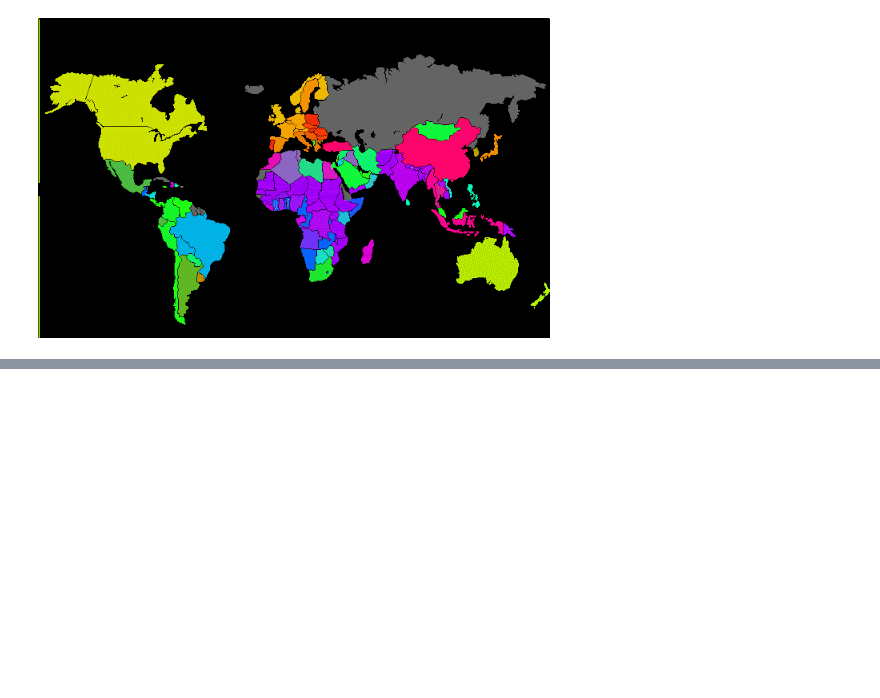
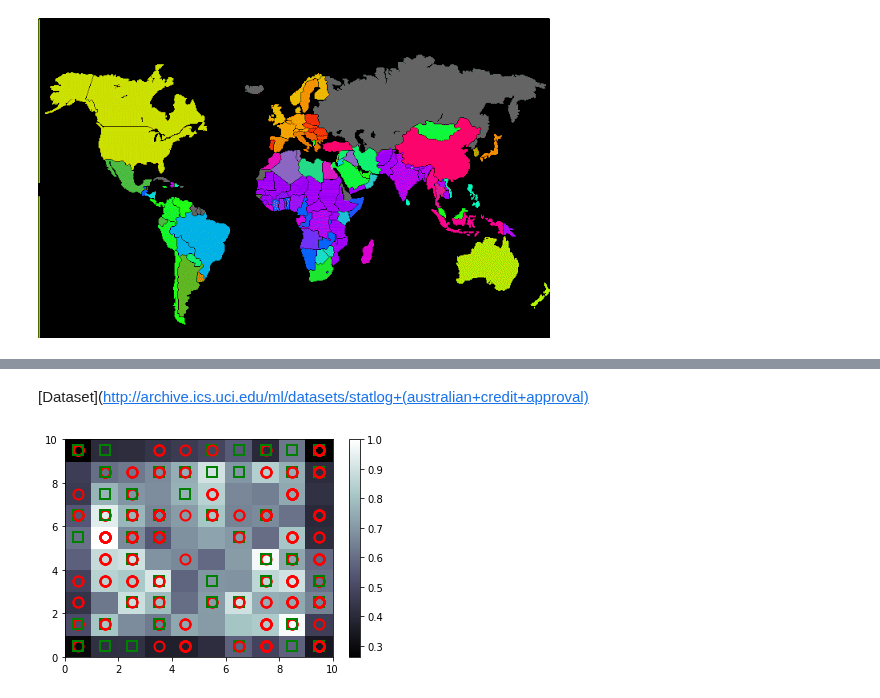
Before and after one commit to Uzmamushtaque/CSCI4962-Projects-ML-AI, a Jupyter notebook: Lecture_14.ipynb, the cells around one changed output, grey strips where cells are left out. Saved outputs shown, nothing was run; the diff lists cells and outputs as text; code cells hidden in the pictures; blank space fills up the shorter version.

```diff
--- a/Lecture_14.ipynb
+++ b/Lecture_14.ipynb
@@ -83,0 +102,48 @@ A self-organizing map (SOM) or self-organizing feature map (SOFM) is an unsuperv
+# %% [markdown]
+[Dataset](http://archive.ics.uci.edu/ml/datasets/statlog+(australian+credit+approval)
+# %%
+"""### Importing the libraries"""
+
+import numpy as np
+import pandas as pd
+import matplotlib.pyplot as plt
+
+"""## Importing the dataset"""
+
+dataset = pd.read_csv('CreditFraud.csv')
+X = dataset.iloc[:, :-1].values
+y = dataset.iloc[:, -1].values
+
+"""## Feature Scaling"""
+
+from sklearn.preprocessing import MinMaxScaler
+sc = MinMaxScaler(feature_range = (0,1))
+X = sc.fit_transform(X)
+
+"""##Training the SOM"""
+
+from minisom import MiniSom
+som = MiniSom(x=10, y=10, input_len= 15, sigma= 1.0, learning_rate = 0.5)
+som.random_weights_init(X)
+som.train_random(data = X, num_iteration = 100)
+# %%
+"""##Visualizing the results"""
+
+from pylab import bone, pcolor, colorbar, plot, show
+bone()
+pcolor(som.distance_map().T)
+colorbar()
+markers = ['o', 's']
+colors = ['r', 'g']
+for i, x in enumerate(X):
+    w = som.winner(x)
+    plot(w[0] + 0.5,
+         w[1] + 0.5,
+         markers[y[i]],
+         markeredgecolor = colors[y[i]],
+         markerfacecolor = 'None',
+         markersize = 10,
+         markeredgewidth = 2)
+show()
+# %% [output]
+[figure, added]
```
Also changed, not shown: parts of 5 cells of this notebook.
